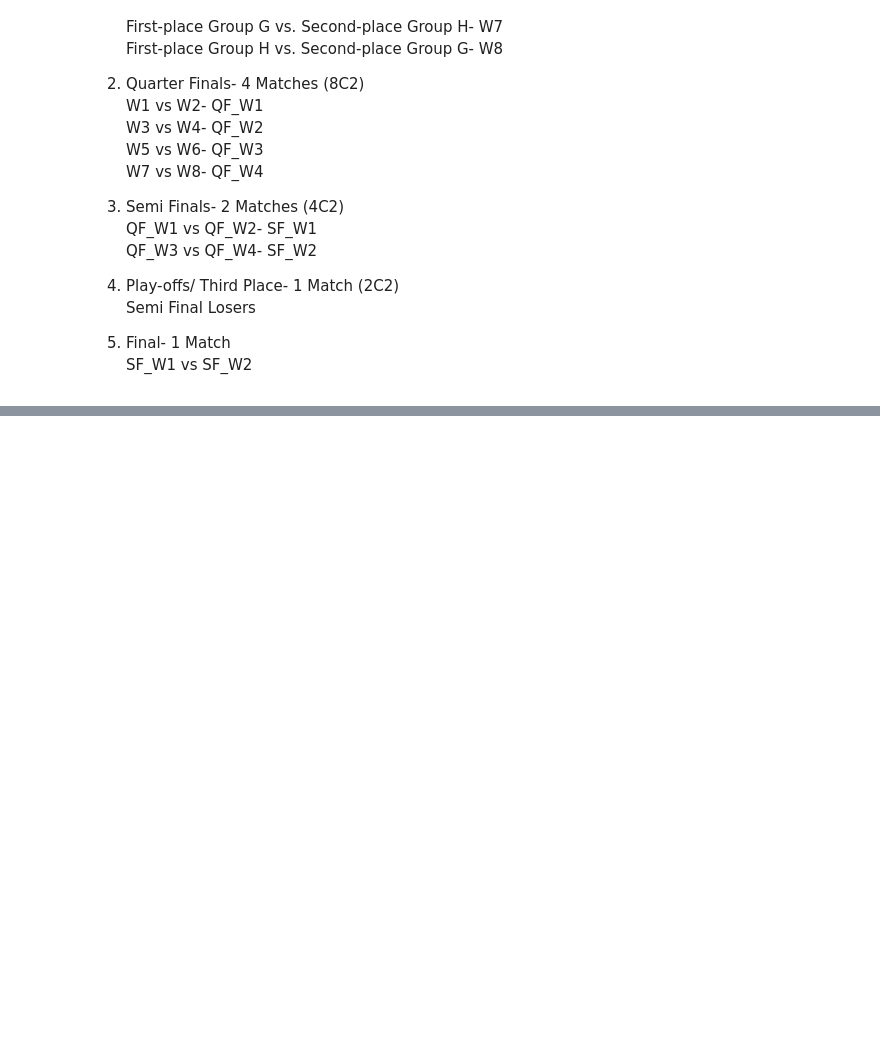
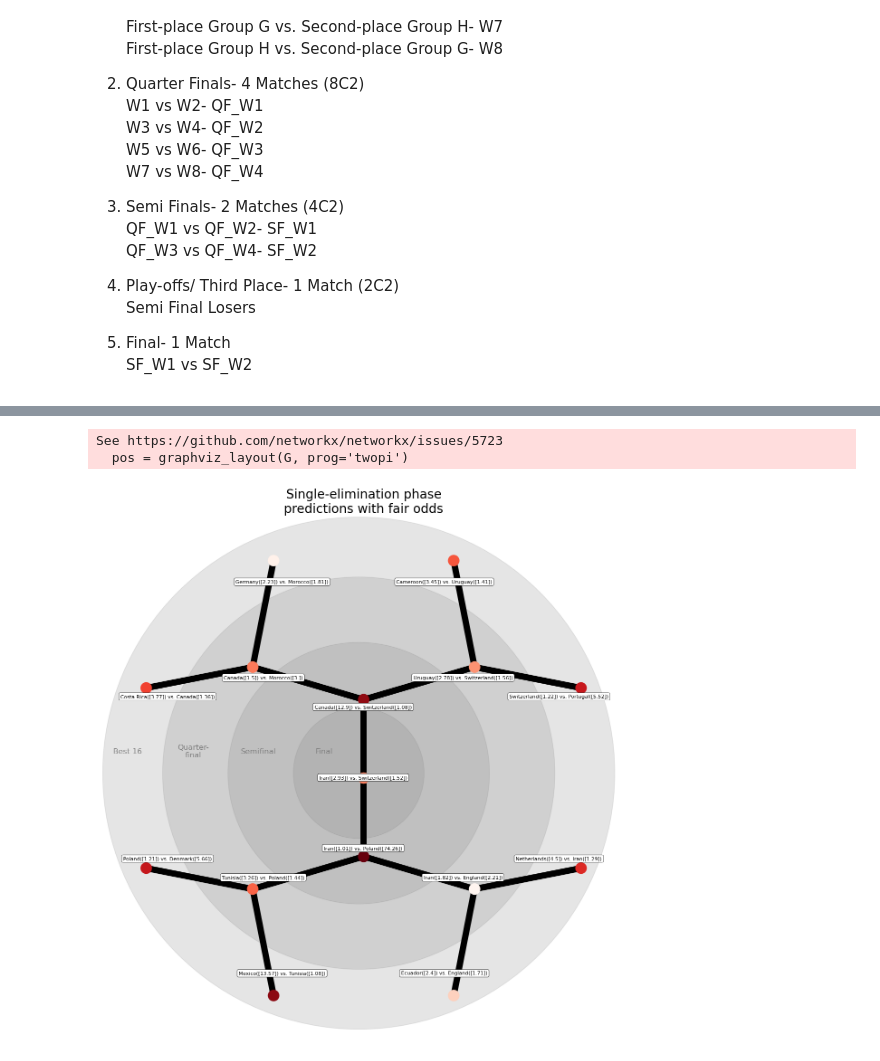
Before and after one commit to neelabhsinha/fifa-world-cup-prediction-ml, a Jupyter notebook: utils/tournament_simulator.ipynb, the cells around one changed output, grey strips where cells are left out. Drawn from its saved outputs; the diff is of its cells as text; code cells hidden in the pictures; blank space fills up the shorter version.

Commit message:
Tournament Simulator- Prediction using different models + Graphs

```diff
--- a/utils/tournament_simulator.ipynb
+++ b/utils/tournament_simulator.ipynb
@@ -52,7 +52,8 @@ Groups= [
 ]
 # %%
 def predictWinner(team1, team2, dateOfMatch):
-    winner= team1 if np.random.random(1)>0.5 else team2
+    win_prob= np.random.random(1)
+    winner= team1 if win_prob>0.5 else team2
     print(f"{team1} v/s {team2} on {dateOfMatch}- {winner} won")
-    return winner
+    return winner, win_prob
 # %%
@@ -95,14 +100,20 @@ def play(previousWinners, stage= 'round_of_16', start_date= datetime.date(2023,1
 # %%
 def playKnockOuts():
-    groupStage= playGroupStage(start_date=datetime.date(2022,11,7))
+    labels = list()
+    odds = list()
+    groupStage, labels, odds= playGroupStage(start_date=datetime.date(2022,11,7), labels=labels, odds=odds)
     winners= groupStage.flatten()
     print(groupStage)
     stages = ['round_of_16', 'quarter_final', 'semi_final', 'final']
     last_date= datetime.date(2023,1,7)
     for stage in stages:
-        winners, last_date= play(winners, stage= stage, start_date= last_date+ datetime.timedelta(days=3))
-    return winners
+        winners, last_date, labels, odds= play(winners, stage= stage, start_date= last_date+ datetime.timedelta(days=3), labels=labels, odds=odds)
+    return winners, labels, odds
 
-print(playKnockOuts())
+
+winner, labels, odds= playKnockOuts()
+print(winner)
+print(labels)
+print(odds)
 # %% [output]
 Group Stage:
@@ -124,0 +136,49 @@ final winners: ['Qatar']
+# %%
+import networkx as nx
+import pydot
+from networkx.drawing.nx_pydot import graphviz_layout
+import pandas as pd
+from matplotlib import pyplot as plt
+
+node_sizes = pd.DataFrame(list(reversed(odds)))
+scale_factor = 0.3 # for visualization
+G = nx.balanced_tree(2, 3)
+pos = graphviz_layout(G, prog='twopi')
+centre = pd.DataFrame(pos).mean(axis=1).mean()
+
+plt.figure(figsize=(15, 15))
+ax = plt.subplot(1,1,1)
+# add circles
+circle_positions = [(235, 'black'), (180, 'blue'), (120, 'red'), (60, 'yellow')]
+[ax.add_artist(plt.Circle((centre, centre),
+                          cp, color='grey',
+                          alpha=0.2)) for cp, c in circle_positions]
+
+# draw first the graph
+nx.draw(G, pos,
+        node_color=node_sizes.diff(axis=1)[1].abs().pow(scale_factor),
+        # node_size=node_sizes.diff(axis=1)[1].abs().pow(scale_factor)*2000,
+        alpha=1,
+        cmap='Reds',
+        edge_color='black',
+        width=10,
+        with_labels=False)
+
+# draw the custom node labels
+shifted_pos = {k:[(v[0]-centre)*0.9+centre,(v[1]-centre)*0.9+centre] for k,v in pos.items()}
+nx.draw_networkx_labels(G,
+                        pos=shifted_pos,
+                        bbox=dict(boxstyle="round,pad=0.3", fc="white", ec="black", lw=.5, alpha=1),
+                        labels=dict(zip(reversed(range(len(labels))), labels)), font_size=8)
+
+texts = ((10, 'Best 16', 'black'), (70, 'Quarter-\nfinal', 'blue'), (130, 'Semifinal', 'red'), (190, 'Final', 'yellow'))
+[plt.text(p, centre+20, t,
+          fontsize=12, color='grey',
+          va='center', ha='center') for p,t,c in texts]
+plt.axis('equal')
+plt.title('Single-elimination phase\npredictions with fair odds', fontsize=20)
+plt.show()
+# %% [output]
+See https://github.com/networkx/networkx/issues/5723
+  pos = graphviz_layout(G, prog='twopi')
+[figure, added]
```
Also changed, not shown: parts of 4 cells of this notebook, 7 other files.
